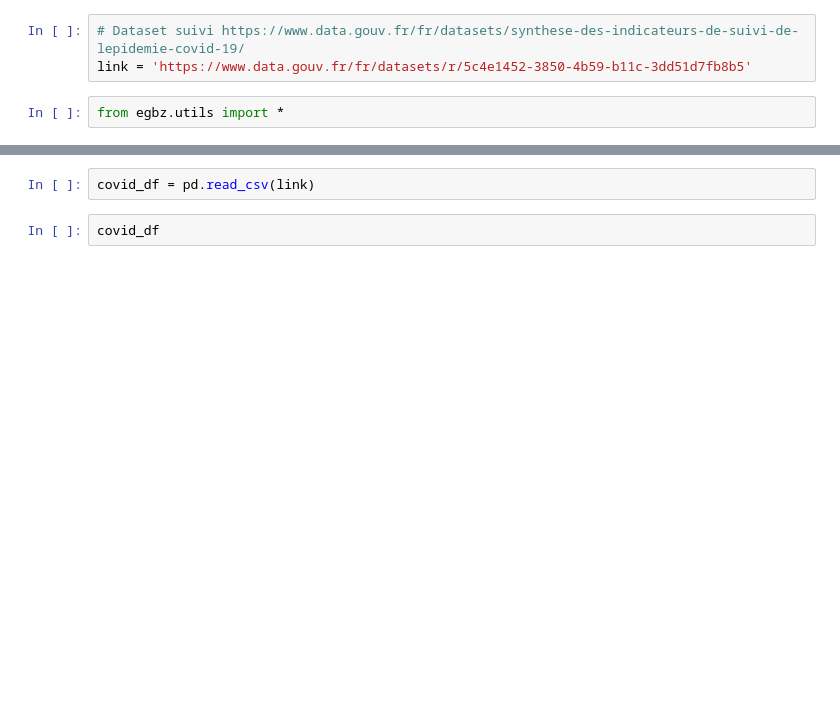
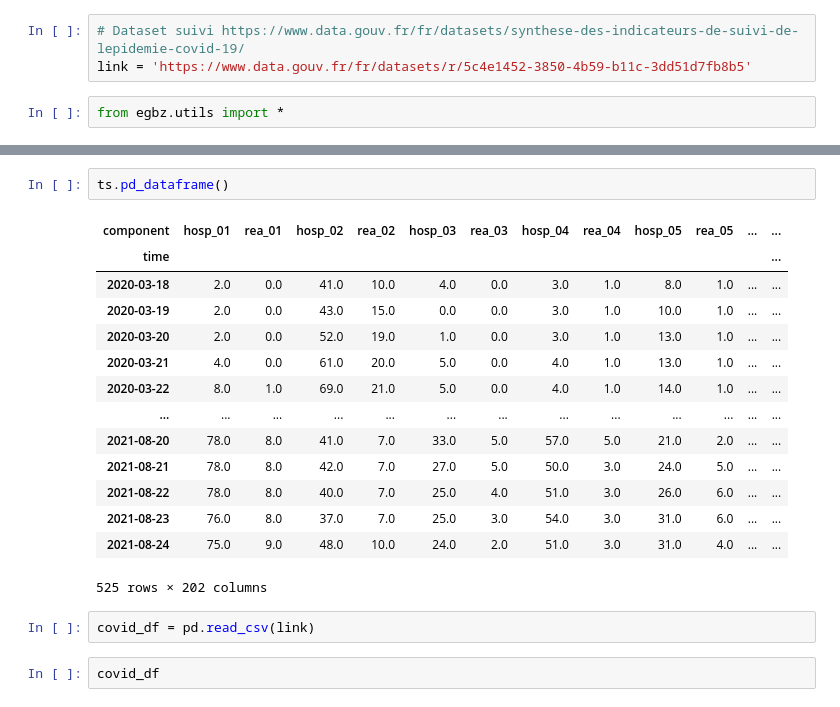
Before and after one commit to limiteinductive/elaine_and_the_gentle_boyz, a Jupyter notebook: notebooks/darts.ipynb, the cells around one changed output, grey strips where cells are left out. Saved outputs shown, nothing was run; the diff lists cells and outputs as text; blank space fills up the shorter version.

```diff
--- a/notebooks/darts.ipynb
+++ b/notebooks/darts.ipynb
@@ -78,3 +198,20 @@ AttributeError: module 'pandas' has no attribute 'to_dataframe'
+# %%
+ts.pd_dataframe()
+# %% [output]
+| component | hosp_01 | rea_01 | hosp_02 | rea_02 | hosp_03 | rea_03 | hosp_04 | rea_04 | hosp_05 | rea_05 | ... | ... |
+| time |  |  |  |  |  |  |  |  |  |  |  | ... |
+| 2020-03-18 | 2.0 | 0.0 | 41.0 | 10.0 | 4.0 | 0.0 | 3.0 | 1.0 | 8.0 | 1.0 | ... | ... |
+| 2020-03-19 | 2.0 | 0.0 | 43.0 | 15.0 | 0.0 | 0.0 | 3.0 | 1.0 | 10.0 | 1.0 | ... | ... |
+| 2020-03-20 | 2.0 | 0.0 | 52.0 | 19.0 | 1.0 | 0.0 | 3.0 | 1.0 | 13.0 | 1.0 | ... | ... |
+| 2020-03-21 | 4.0 | 0.0 | 61.0 | 20.0 | 5.0 | 0.0 | 4.0 | 1.0 | 13.0 | 1.0 | ... | ... |
+| 2020-03-22 | 8.0 | 1.0 | 69.0 | 21.0 | 5.0 | 0.0 | 4.0 | 1.0 | 14.0 | 1.0 | ... | ... |
+| ... | ... | ... | ... | ... | ... | ... | ... | ... | ... | ... | ... | ... |
+| 2021-08-20 | 78.0 | 8.0 | 41.0 | 7.0 | 33.0 | 5.0 | 57.0 | 5.0 | 21.0 | 2.0 | ... | ... |
+| 2021-08-21 | 78.0 | 8.0 | 42.0 | 7.0 | 27.0 | 5.0 | 50.0 | 3.0 | 24.0 | 5.0 | ... | ... |
+| 2021-08-22 | 78.0 | 8.0 | 40.0 | 7.0 | 25.0 | 4.0 | 51.0 | 3.0 | 26.0 | 6.0 | ... | ... |
+| 2021-08-23 | 76.0 | 8.0 | 37.0 | 7.0 | 25.0 | 3.0 | 54.0 | 3.0 | 31.0 | 6.0 | ... | ... |
+| 2021-08-24 | 75.0 | 9.0 | 48.0 | 10.0 | 24.0 | 2.0 | 51.0 | 3.0 | 31.0 | 4.0 | ... | ... |
+525 rows × 202 columns
 # %%
 covid_df = pd.read_csv(link)
 # %%
```
Also changed, not shown: parts of 16 cells of this notebook, 1 other file.
